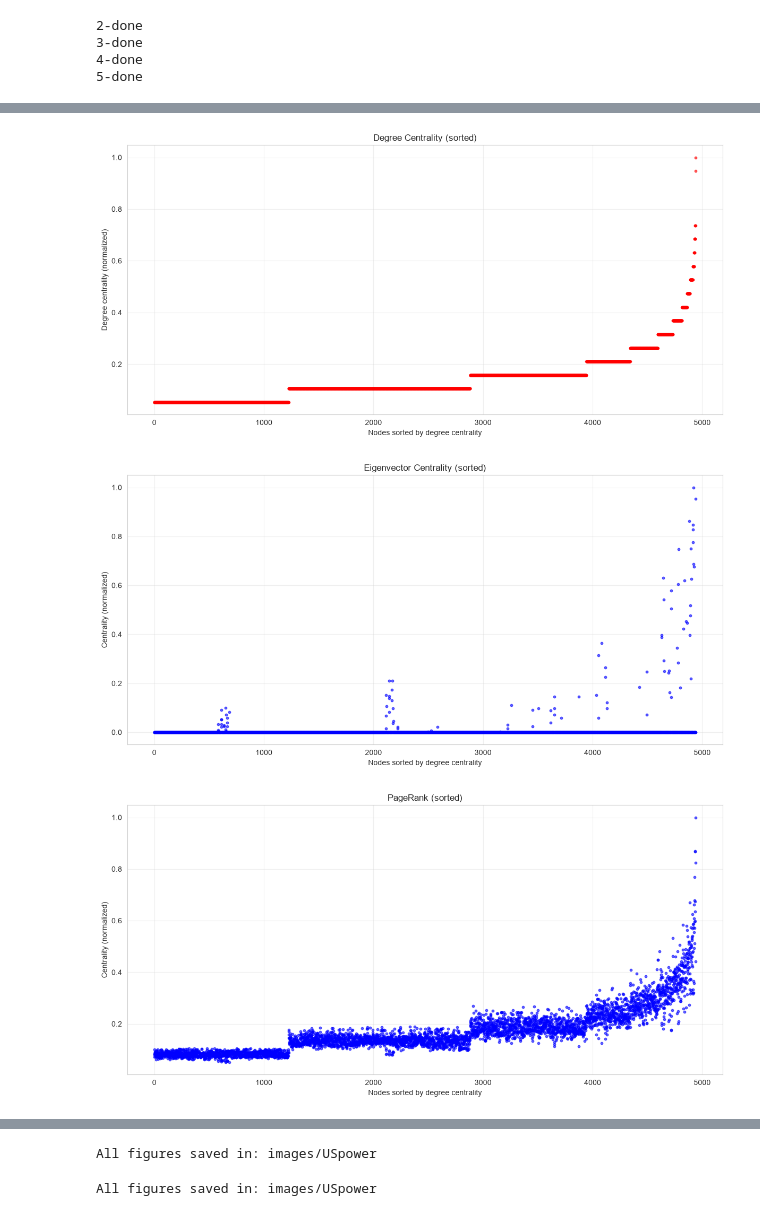
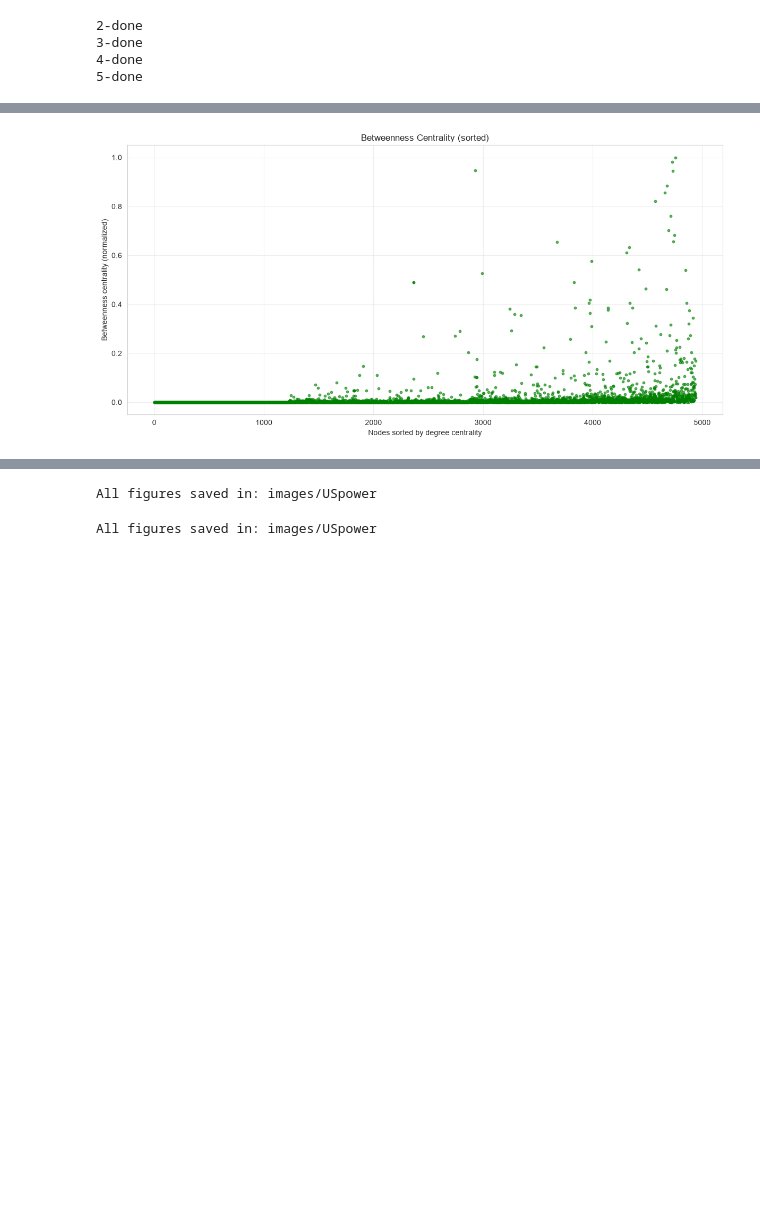
Before and after one commit to GiovanniLecce/ComplexNetsProj, a Jupyter notebook: USpowerGrid.ipynb, the cells around one changed output, grey strips where cells are left out. Cells and saved outputs as stored; diff of their text form; code cells hidden in the pictures; blank space fills up the shorter version.

```diff
--- a/USpowerGrid.ipynb
+++ b/USpowerGrid.ipynb
@@ -675,6 +677,8 @@ PageRank DONE
 computing communities...
 communities DONE
 # %%
+#centralities plots
+
 import os
 import numpy as np
 import matplotlib.pyplot as plt
@@ -744,15 +748,15 @@ plt.ylabel("Degree centrality (normalized)")
 plt.grid(alpha=0.3)
 plt.tight_layout()
 
-# plt.savefig(
-#     f"{save_dir}/degree_centrality_sorted.png",
-#     dpi=300,
-#     bbox_inches="tight"
-# )
+plt.savefig(
+     f"{save_dir}/degree_centrality_sorted.png",
+     dpi=300,
+     bbox_inches="tight"
+ )
 
-# plt.close()
+plt.close()
 
-plt.show()
+
 
 # ==========================================================
 # EIGENVECTOR CENTRALITY
@@ -775,15 +779,15 @@ if has_eigen:
     plt.grid(alpha=0.3)
     plt.tight_layout()
 
-    # plt.savefig(
-    #     f"{save_dir}/eigenvector_centrality_sorted.png",
-    #     dpi=300,
-    #     bbox_inches="tight"
-    # )
+    plt.savefig(
+         f"{save_dir}/eigenvector_centrality_sorted.png",
+         dpi=300,
+         bbox_inches="tight"
+     )
 
-    # plt.close()
+    plt.close()
 
-    plt.show()
+
 
 # ==========================================================
 # PAGERANK
@@ -804,15 +808,15 @@ plt.ylabel("Centrality (normalized)")
 plt.grid(alpha=0.3)
 plt.tight_layout()
 
-# plt.savefig(
-#     f"{save_dir}/pagerank_sorted.png",
-#     dpi=300,
-#     bbox_inches="tight"
-# )
+plt.savefig(
+     f"{save_dir}/pagerank_sorted.png",
+     dpi=300,
+     bbox_inches="tight"
+ )
 
-# plt.close()
+plt.close()
 
-plt.show()
+
 
 # ==========================================================
 # BETWEENNESS CENTRALITY
@@ -833,14 +837,14 @@ plt.ylabel("Betweenness centrality (normalized)")
 plt.grid(alpha=0.3)
 plt.tight_layout()
 
-# plt.savefig(
-#     f"{save_dir}/betweenness_centrality_sorted.png",
-#     dpi=300,
-#     bbox_inches="tight"
-# )
+plt.savefig(
+    f"{save_dir}/betweenness_centrality_sorted.png",
+    dpi=300,
+    bbox_inches="tight"
+)
 
 plt.show()
-
+plt.close()
 # ==========================================================
 # DEGREE DISTRIBUTION + CCDF
 # ==========================================================
@@ -887,33 +891,31 @@ ax[0].scatter(
 ax[0].set_xlabel(r"$k$")
 ax[0].set_ylabel(r"$P(k)$")
 ax[0].set_title("Degree Distribution")
 ax[0].grid(True, alpha=0.3)
 
 # CCDF
 ax[1].plot(
     k_values,
     ccdf,
     color="red",
     linewidth=1.5
 )
 
 ax[1].set_xlabel(r"$k$")
 ax[1].set_ylabel(r"$P(K \geq k)$")
 ax[1].set_title("Cumulative Degree Distribution (CCDF)")
 ax[1].grid(True, alpha=0.3)
 
 plt.tight_layout()
 
 plt.savefig(
     f"{save_dir}/degree_distribution_and_ccdf.png",
     dpi=300,
     bbox_inches="tight"
 )
 
 plt.close()
 
 print(f"All figures saved in: {save_dir}")
 # %% [output]
-[figure, old version]
+[figure, new version]
-[figure, removed]
-[figure, removed]
```
Also changed, not shown: parts of 9 cells of this notebook, 1 other file.
